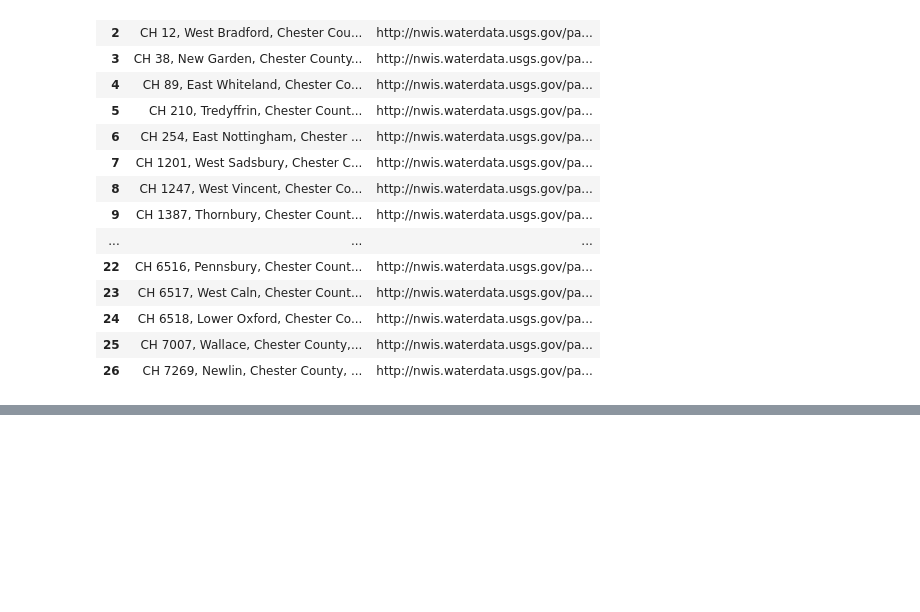
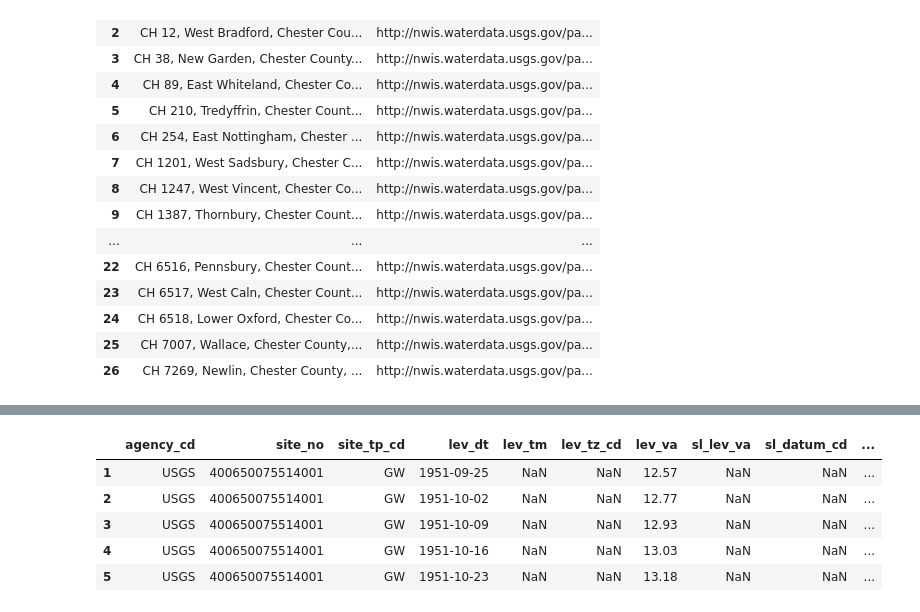
Before and after one commit to webgisdeveloper/ddstudio_toolbox, a Jupyter notebook: operations/hviews/USGS-rdb-explorer.ipynb, the cells around one changed output, grey strips where cells are left out. Saved outputs shown, nothing was run; the diff lists cells and outputs as text; code cells hidden in the pictures; blank space fills up the shorter version.

Commit message:
sample date/value drawing

```diff
--- a/operations/hviews/USGS-rdb-explorer.ipynb
+++ b/operations/hviews/USGS-rdb-explorer.ipynb
@@ -23,6 +23,8 @@ from matplotlib import pylab
 from pylab import *
 from IPython.display import clear_output
 import xml.etree.ElementTree as ET
+# %%
+cinergi_url = "http://cinergi.sdsc.edu/geoportal/rest/metadata/item/" + docID
 # %%
 #load xml page
 the_page = requests.get(cinergi_url+"/xml")
@@ -79,0 +92,15 @@ df.style.format({'Data': make_clickable})
+# %%
+# testing
+rdb_url =  df.iat[0,1]
+station_info = pd.read_csv(rdb_url,comment='#',sep="\t",header=0,parse_dates=['lev_dt'],na_values="")
+# skiprows is not working
+# drop the first line directly
+station_info=station_info.iloc[1:]
+station_info.head()
+# %% [output]
+|  | agency_cd | site_no | site_tp_cd | lev_dt | lev_tm | lev_tz_cd | lev_va | sl_lev_va | sl_datum_cd | ... |
+| 1 | USGS | 400650075514001 | GW | 1951-09-25 | NaN | NaN | 12.57 | NaN | NaN | ... |
+| 2 | USGS | 400650075514001 | GW | 1951-10-02 | NaN | NaN | 12.77 | NaN | NaN | ... |
+| 3 | USGS | 400650075514001 | GW | 1951-10-09 | NaN | NaN | 12.93 | NaN | NaN | ... |
+| 4 | USGS | 400650075514001 | GW | 1951-10-16 | NaN | NaN | 13.03 | NaN | NaN | ... |
+| 5 | USGS | 400650075514001 | GW | 1951-10-23 | NaN | NaN | 13.18 | NaN | NaN | ... |
```
Also changed, not shown: parts of 4 cells of this notebook.
